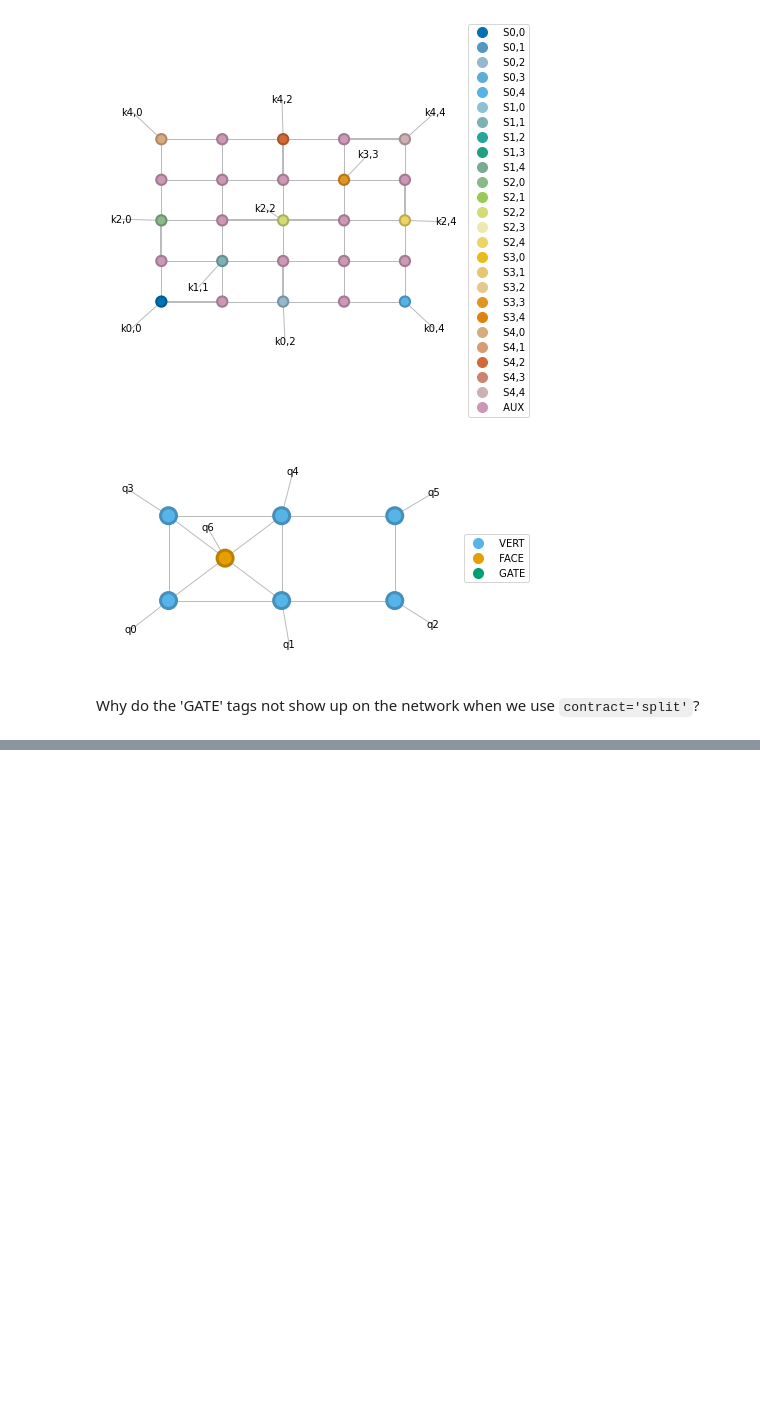
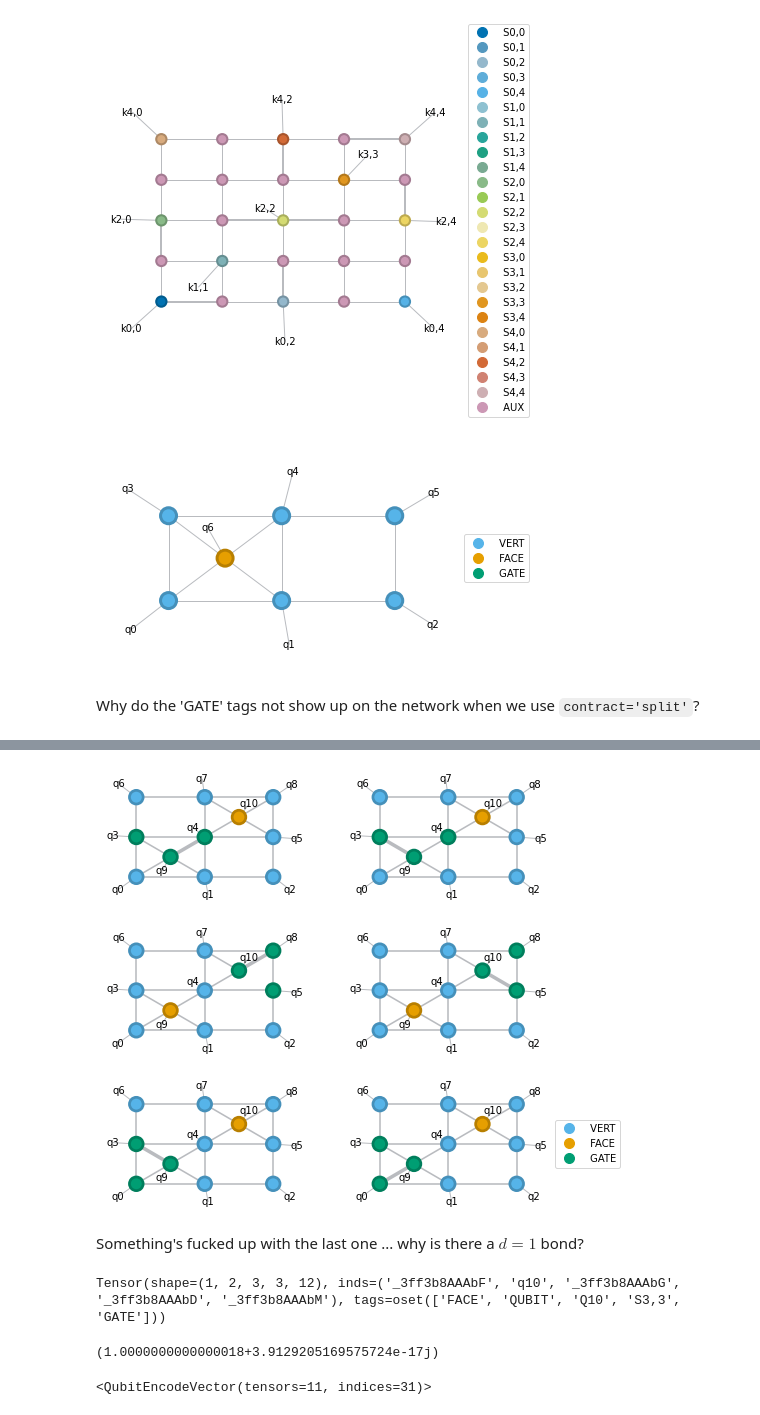
Before and after one commit to gabrielwoolls/fermion-encoding, a Jupyter notebook: Examples-Testing.ipynb, the cells around one changed output, grey strips where cells are left out. Cells and saved outputs as stored; diff of their text form; code cells hidden in the pictures; blank space fills up the shorter version.

```diff
--- a/Examples-Testing.ipynb
+++ b/Examples-Testing.ipynb
@@ -533,17 +519,0 @@ Tensor(shape=(3, 3, 3, 3, 3, 3, 2), inds=('_481abbAAAEE', '_481abbAAAEC', '_481a
-# %%
-# indices to reduce, first and final include physical indices for gate
-inds_to_reduce = [(bonds_along[0], site_ix[0])]
-for b1, b2 in pairwise(bonds_along):
-    inds_to_reduce.append((b1, b2))
-inds_to_reduce.append((bonds_along[-1], site_ix[-1]))
-
-# tensors that remain on the string sites and those pulled into string
-outer_ts, inner_ts = [], []
-for coo, rix, t in zip(string, inds_to_reduce, original_ts):
-    tq, tr = t.split(left_inds=None, right_inds=rix,
-                        method='qr', get='tensors')
-    outer_ts.append(tq)
-    inner_ts.append(tr.reindex_(reindex_map) if coo in where else tr)
-
-# contract the blob of gate with reduced tensors only
-blob = tensor_contract(*inner_ts, TG)
@@ -742,0 +695,27 @@ KeyboardInterrupt:
+# %%
+_, ax = plt.subplots(nrows=3, ncols=2, figsize=(8,8), subplot_kw={'frame_on':False})
+psi.apply_gate(gate, where=(3,4,9), contract='triangle_absorb').draw(ax=ax[0,0])
+psi.apply_gate(gate, where=(4,3,9), contract='triangle_absorb').draw(ax=ax[0,1])
+psi.apply_gate(gate, where=(5,8,10), contract='triangle_absorb').draw(ax=ax[1,0])
+psi.apply_gate(gate, where=(8,5,10), contract='triangle_absorb').draw(ax=ax[1,1])
+psi.apply_gate(gate, where=(0,3,9), contract='triangle_absorb').draw(ax=ax[2,0])
+psi.apply_gate(gate, where=(3,0,9), contract='triangle_absorb').draw(ax=ax[2,1])
+# %% [output]
+[figure, added]
+# %% [markdown]
+Something's fucked up with the last one ... why is there a $d=1$ bond?
+# %%
+psi0.apply_gate_(gate, where=(8,5,10), contract='triangle_absorb')
+psi1.apply_gate_(gate, where=(8,5,10), contract=False)
+psi0[10]
+# %% [output]
+Tensor(shape=(1, 2, 3, 3, 12), inds=('_3ff3b8AAAbF', 'q10', '_3ff3b8AAAbG', '_3ff3b8AAAbD', '_3ff3b8AAAbM'), tags=oset(['FACE', 'QUBIT', 'Q10', 'S3,3', 'GATE']))
+# %%
+norm = (psi0.H & psi0)^all
+print(((psi0.H & psi1)^all) / norm)
+# %% [output]
+(1.0000000000000018+3.9129205169575724e-17j)
+# %%
+psi.apply_gate(G=rand_gate, where=(1,4,9), contract='triangle_absorb')
+# %% [output]
+<QubitEncodeVector(tensors=11, indices=31)>
```
Also changed, not shown: parts of 20 cells of this notebook, 4 other files.
